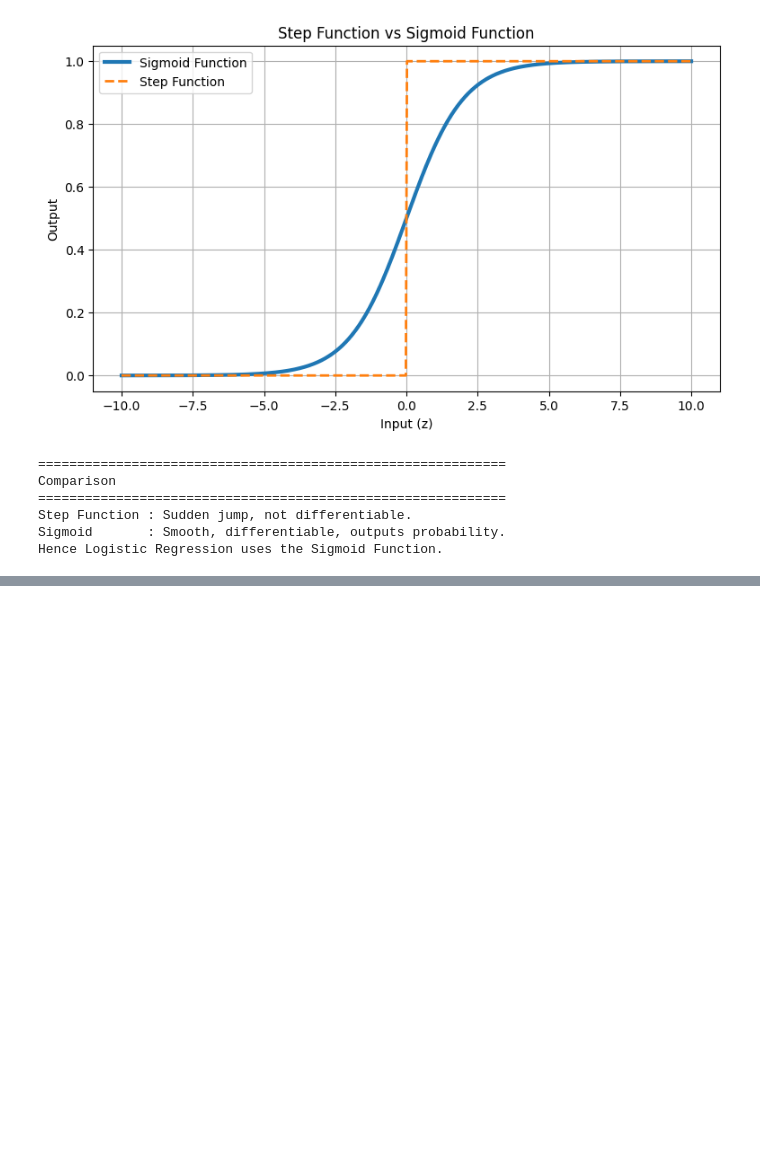
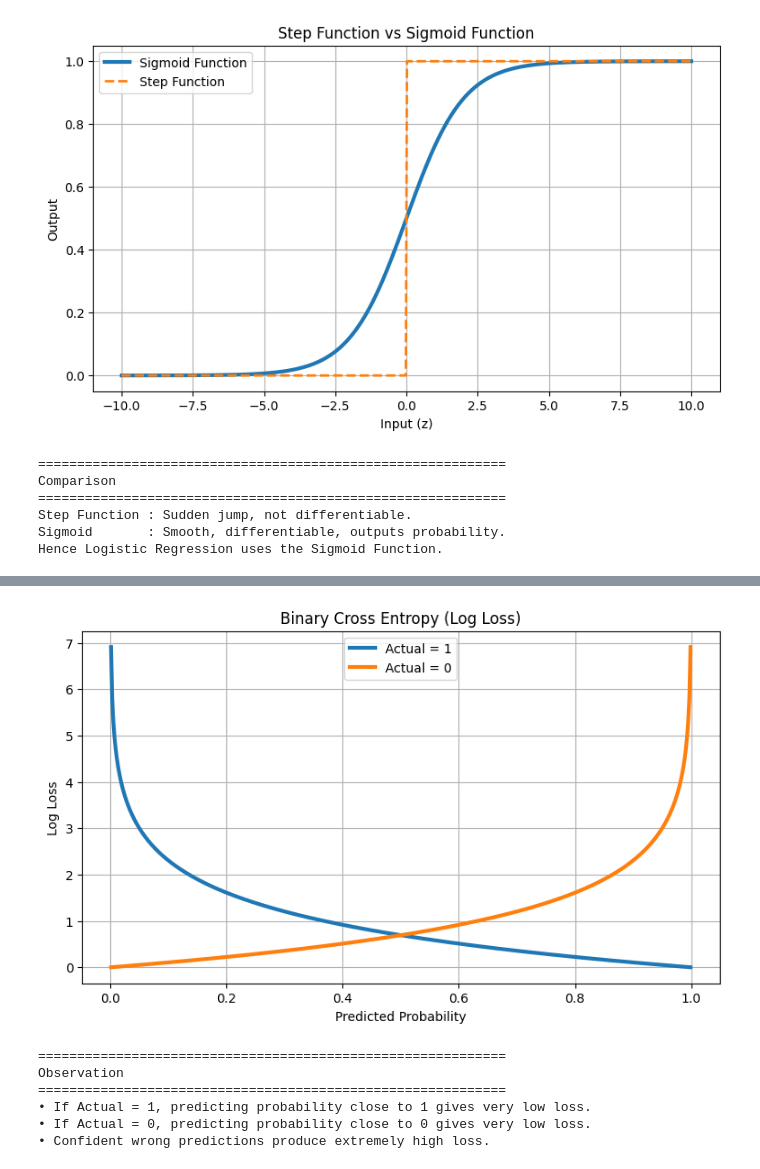
Before and after one commit to TARUN-85/Mission_AI_ML_Pro_Learning, a Jupyter notebook: MY_PROJECTS_AI_ML/PythonFiles/ML_LEARNING/LOGISTIC_REGRESSION.ipynb, the cells around one changed output, grey strips where cells are left out. Drawn from its saved outputs; the diff is of its cells as text; code cells hidden in the pictures; blank space fills up the shorter version.

```diff
--- a/MY_PROJECTS_AI_ML/PythonFiles/ML_LEARNING/LOGISTIC_REGRESSION.ipynb
+++ b/MY_PROJECTS_AI_ML/PythonFiles/ML_LEARNING/LOGISTIC_REGRESSION.ipynb
@@ -3890,0 +5642,50 @@ Hence Logistic Regression uses the Sigmoid Function.
+# %%
+"""
+Log Loss Visualization
+"""
+
+import numpy as np
+import matplotlib.pyplot as plt
+
+p = np.linspace(0.001, 0.999, 500)
+
+# Actual class = 1
+loss_positive = -np.log(p)
+
+# Actual class = 0
+loss_negative = -np.log(1 - p)
+
+plt.figure(figsize=(9,5))
+
+plt.plot(p, loss_positive,
+         linewidth=3,
+         label="Actual = 1")
+
+plt.plot(p, loss_negative,
+         linewidth=3,
+         label="Actual = 0")
+
+plt.xlabel("Predicted Probability")
+plt.ylabel("Log Loss")
+
+plt.title("Binary Cross Entropy (Log Loss)")
+
+plt.grid(True)
+plt.legend()
+
+plt.show()
+
+print("="*60)
+print("Observation")
+print("="*60)
+print("• If Actual = 1, predicting probability close to 1 gives very low loss.")
+print("• If Actual = 0, predicting probability close to 0 gives very low loss.")
+print("• Confident wrong predictions produce extremely high loss.")
+# %% [output]
+[figure, added]
+============================================================
+Observation
+============================================================
+• If Actual = 1, predicting probability close to 1 gives very low loss.
+• If Actual = 0, predicting probability close to 0 gives very low loss.
+• Confident wrong predictions produce extremely high loss.
```
Also changed, not shown: parts of 91 cells of this notebook.
